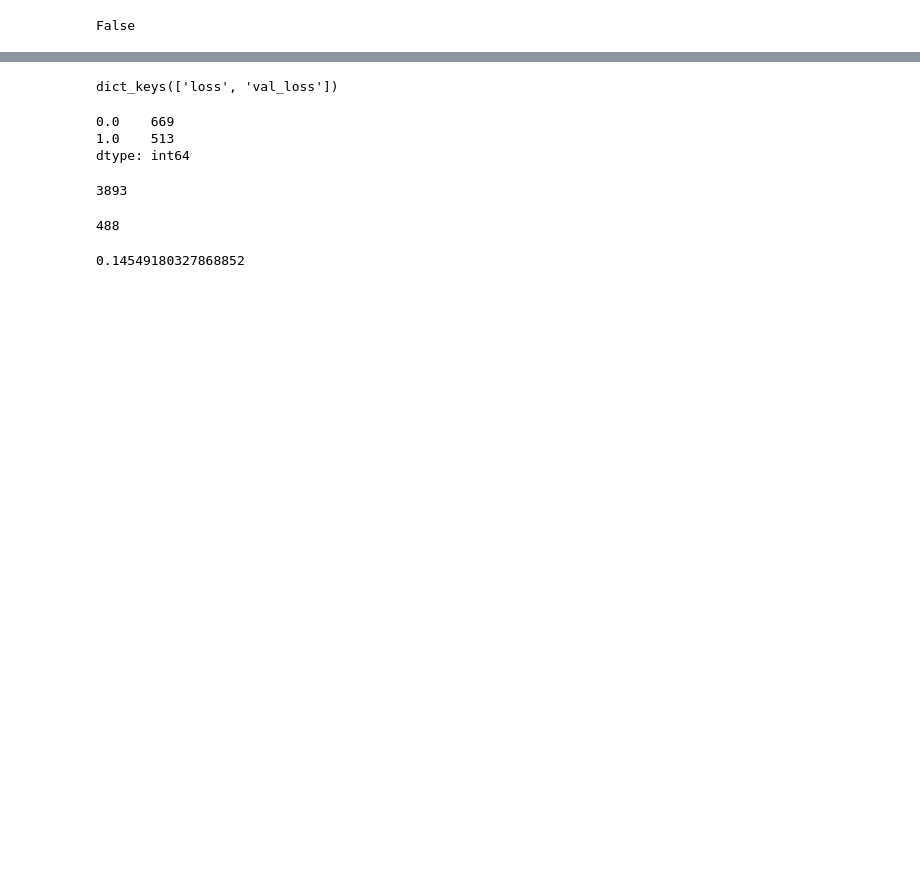
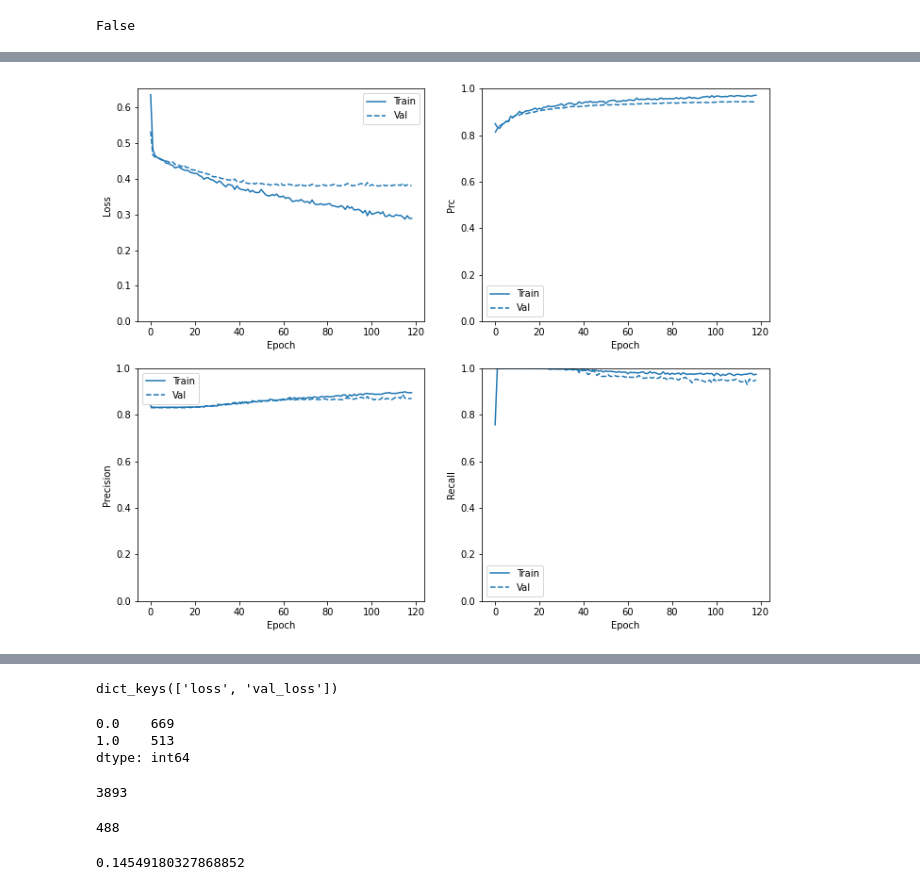
Before and after one commit to spacelabdev/new_world_disco, a Jupyter notebook: code/spacelab-exonet-tess.ipynb, the cells around one changed output, grey strips where cells are left out. Cells and saved outputs as stored; diff of their text form; code cells hidden in the pictures; blank space fills up the shorter version.

```diff
--- a/code/spacelab-exonet-tess.ipynb
+++ b/code/spacelab-exonet-tess.ipynb
@@ -742,0 +965,4 @@ array([0.6158694 , 0.32004273, 0.79221857, 0.3263402 , 0.68549871,
+# %%
+model = make_extranet_model()
+model.load_weights(initial_weights)
+baseline_history = base_model.fit(x=x_features, y=y_train, batch_size=BATCH_SIZE, epochs=NUM_EPOCHS, callbacks=[early_stopping], validation_data=(val_features, y2_val.astype(None).ravel()))
@@ -742,0 +987,23 @@ array([0.6158694 , 0.32004273, 0.79221857, 0.3263402 , 0.68549871,
+# %%
+def plot_metrics(history):
+  metrics = ['loss', 'prc', 'precision', 'recall']
+  for n, metric in enumerate(metrics):
+    name = metric.replace("_"," ").capitalize()
+    plt.subplot(2,2,n+1)
+    plt.plot(history.epoch, history.history[metric], color=colors[0], label='Train')
+    plt.plot(history.epoch, history.history['val_'+metric],
+             color=colors[0], linestyle="--", label='Val')
+    plt.xlabel('Epoch')
+    plt.ylabel(name)
+    if metric == 'loss':
+      plt.ylim([0, plt.ylim()[1]])
+    elif metric == 'auc':
+      plt.ylim([0.8,1])
+    else:
+      plt.ylim([0,1])
+
+    plt.legend()
+# %%
+plot_metrics(baseline_history)
+# %% [output]
+[figure, added]
```
Also changed, not shown: parts of 76 cells of this notebook.
